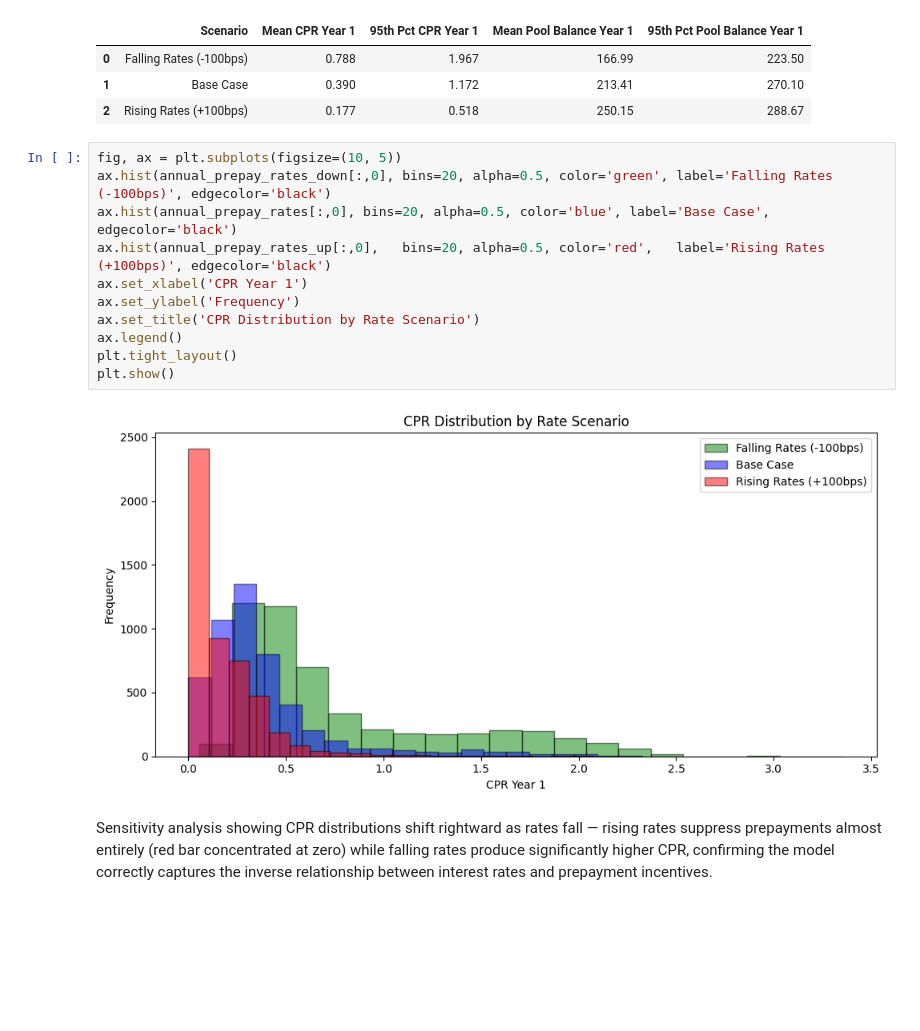
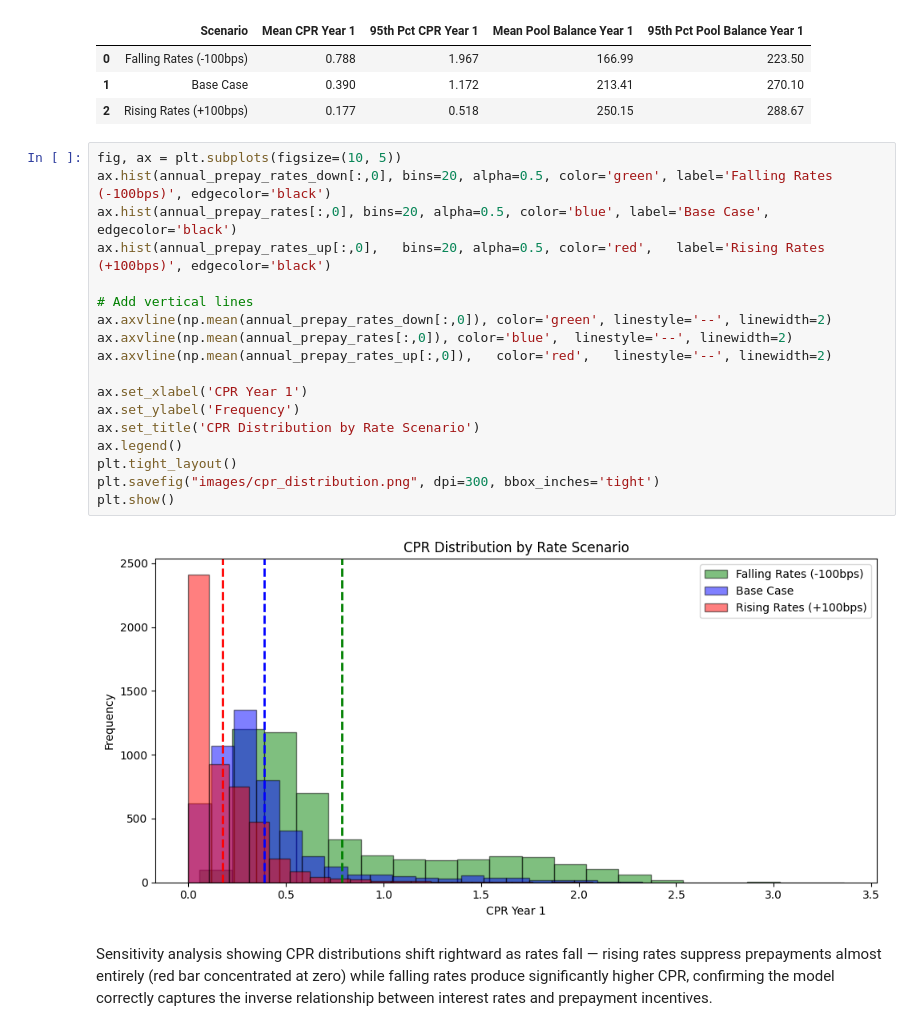
Before and after one commit to Noswal09/mortgage-prepayment-simulation, a Jupyter notebook: 04_SimulationEngine.ipynb, the cells around one changed output. Cells and saved outputs as stored; diff of their text form; blank space fills up the shorter version.

```diff
--- a/04_SimulationEngine.ipynb
+++ b/04_SimulationEngine.ipynb
@@ -215,16 +230,23 @@ display(scenario_results.style.format({
 # %%
 fig, ax = plt.subplots(figsize=(10, 5))
 ax.hist(annual_prepay_rates_down[:,0], bins=20, alpha=0.5, color='green', label='Falling Rates (-100bps)', edgecolor='black')
 ax.hist(annual_prepay_rates[:,0], bins=20, alpha=0.5, color='blue', label='Base Case', edgecolor='black')
 ax.hist(annual_prepay_rates_up[:,0],   bins=20, alpha=0.5, color='red',   label='Rising Rates (+100bps)', edgecolor='black')
+
+# Add vertical lines
+ax.axvline(np.mean(annual_prepay_rates_down[:,0]), color='green', linestyle='--', linewidth=2)
+ax.axvline(np.mean(annual_prepay_rates[:,0]), color='blue',  linestyle='--', linewidth=2)
+ax.axvline(np.mean(annual_prepay_rates_up[:,0]),   color='red',   linestyle='--', linewidth=2)
+
 ax.set_xlabel('CPR Year 1')
 ax.set_ylabel('Frequency')
 ax.set_title('CPR Distribution by Rate Scenario')
 ax.legend()
 plt.tight_layout()
+plt.savefig("images/cpr_distribution.png", dpi=300, bbox_inches='tight')
 plt.show()
 # %% [output]
-[figure, old version]
+[figure, new version]
 # %% [markdown]
 Sensitivity analysis showing CPR distributions shift rightward as rates fall — rising rates suppress prepayments almost entirely (red bar concentrated at zero) while falling rates produce significantly higher CPR, confirming the model correctly captures the inverse relationship between interest rates and prepayment incentives.
 # %% [markdown]
```
Also changed, not shown: parts of 1 cell of this notebook, 1 other file.
